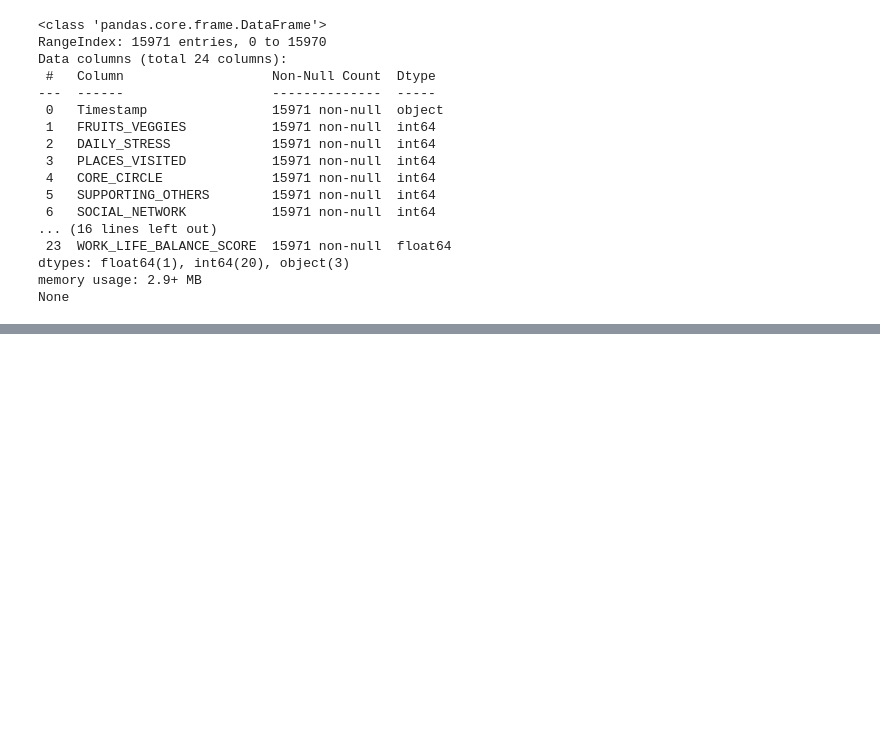
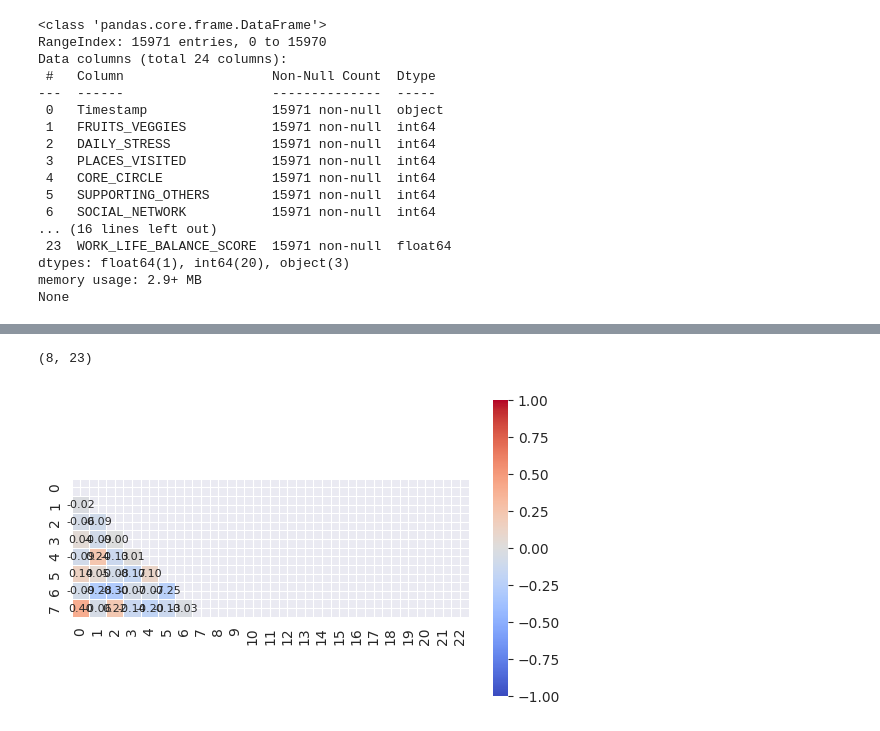
Before and after one commit to Mattei-Theophile/Flatmate-Matcher, a Jupyter notebook: project.ipynb, the cells around one changed output, grey strips where cells are left out. Drawn from its saved outputs; the diff is of its cells as text; code cells hidden in the pictures; blank space fills up the shorter version.

```diff
--- a/project.ipynb
+++ b/project.ipynb
@@ -114,0 +267,23 @@ ValueError: could not convert string to float: '7/7/15'
+# %%
+
+mask = np.triu(np.ones_like(pca.components_, dtype=bool))  # upper triangle mask
+
+sns.heatmap(
+    pca.components_,
+    mask=mask,
+    annot=True,
+    annot_kws={"size": 8},
+    cmap="coolwarm",
+    vmin=-1,
+    vmax=1,
+    fmt=".2f",
+    linewidths=0.5,
+    linecolor="white",
+    square=True,
+    cbar_kws={"shrink": 0.8}
+)
+
+print(pca.components_.shape)
+# %% [output]
+(8, 23)
+[figure, added]
```
Also changed, not shown: parts of 9 cells of this notebook.
